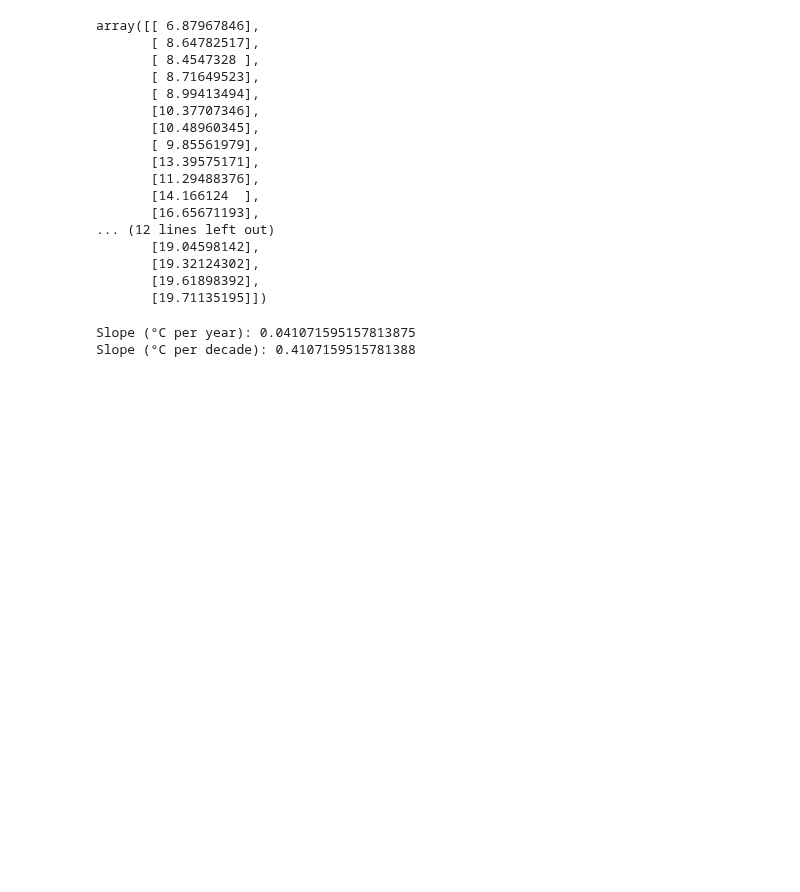
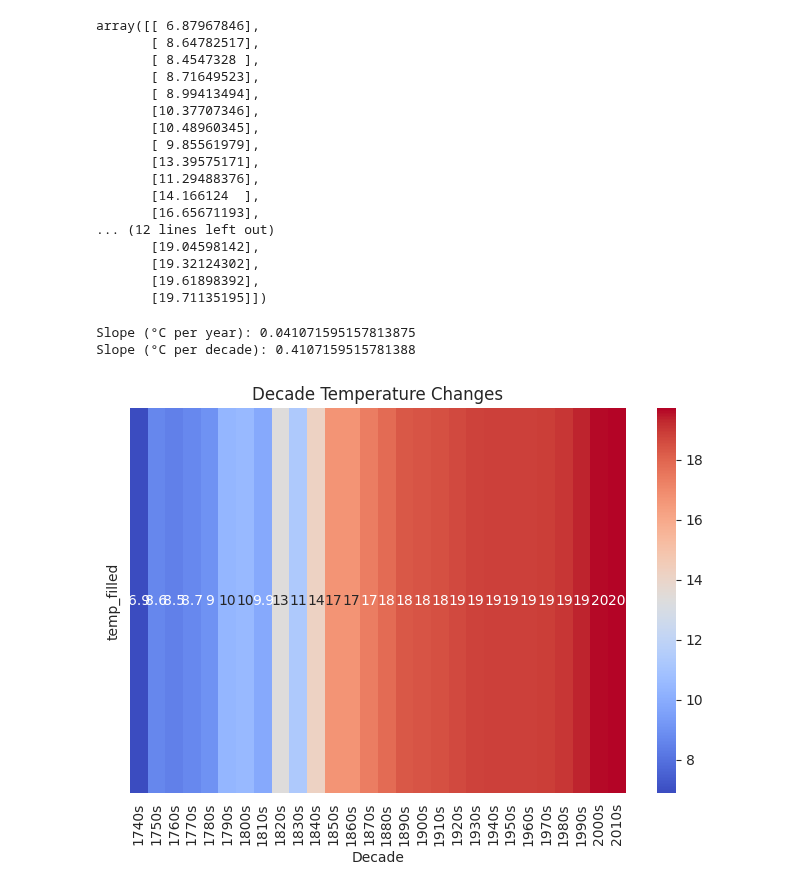
Before and after one commit to Mohammadrzn/maktab-HW, a Jupyter notebook: HW_04_Rezanejad/HW_05_Rezanejad_Q2.ipynb, the cells around one changed output. Cells and saved outputs as stored; diff of their text form; code cells hidden in the pictures; blank space fills up the shorter version.

Commit message:
Temperature + Trendline

```diff
--- a/HW_04_Rezanejad/HW_05_Rezanejad_Q2.ipynb
+++ b/HW_04_Rezanejad/HW_05_Rezanejad_Q2.ipynb
@@ -101,3 +101,10 @@ future_years = np.arange(current_year, 2051)
 baseline = intercept + slope * future_years
 optimistic = intercept + (slope * 0.7) * future_years
 pessimistic = intercept + (slope * 1.5) * future_years
+# %%
+plt.figure(figsize=(8,5))
+sns.heatmap(decade_mean.to_frame().T, annot=True, cmap="coolwarm")
+plt.title("Decade Temperature Changes")
+plt.show()
+# %% [output]
+[figure, added]
```
